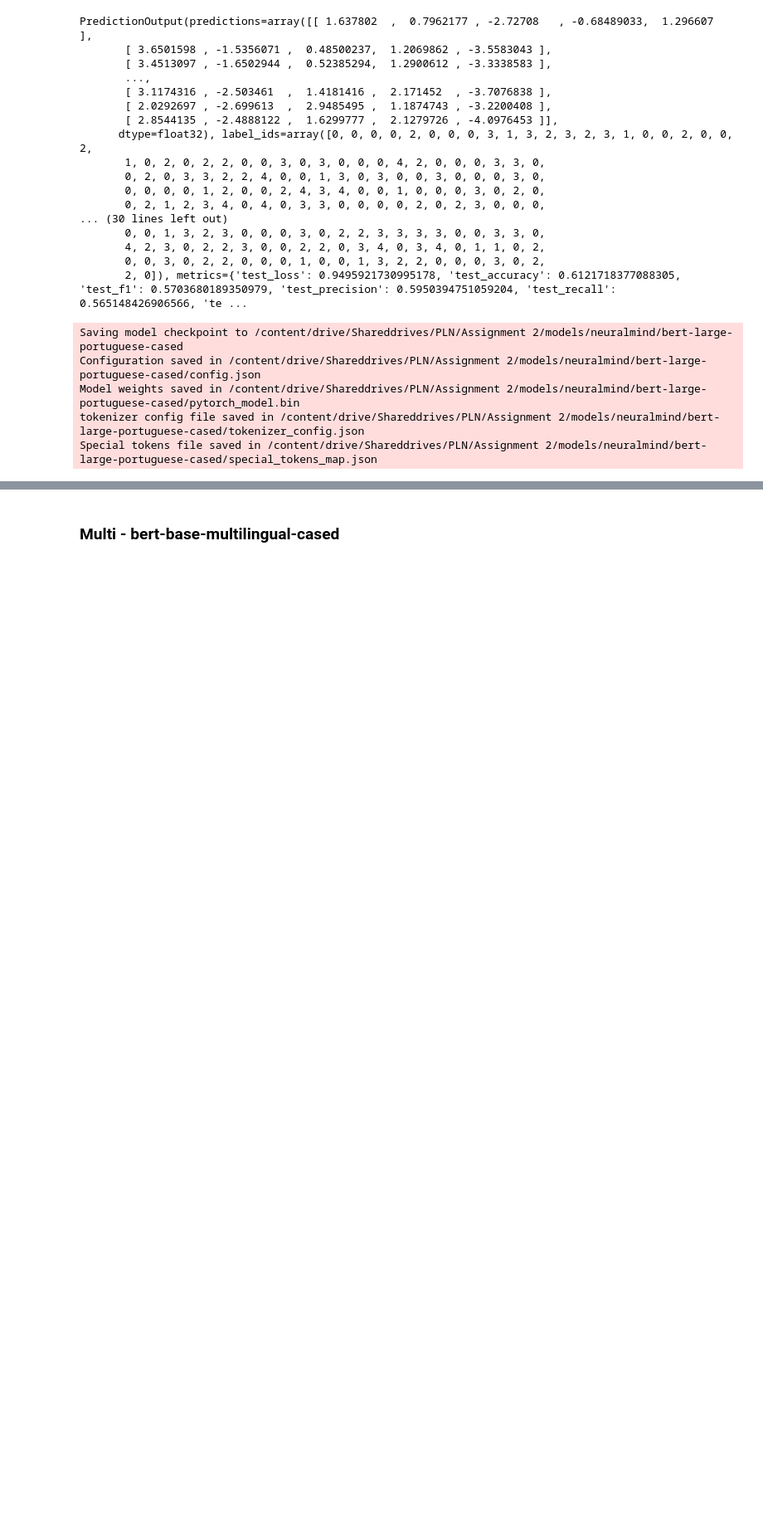
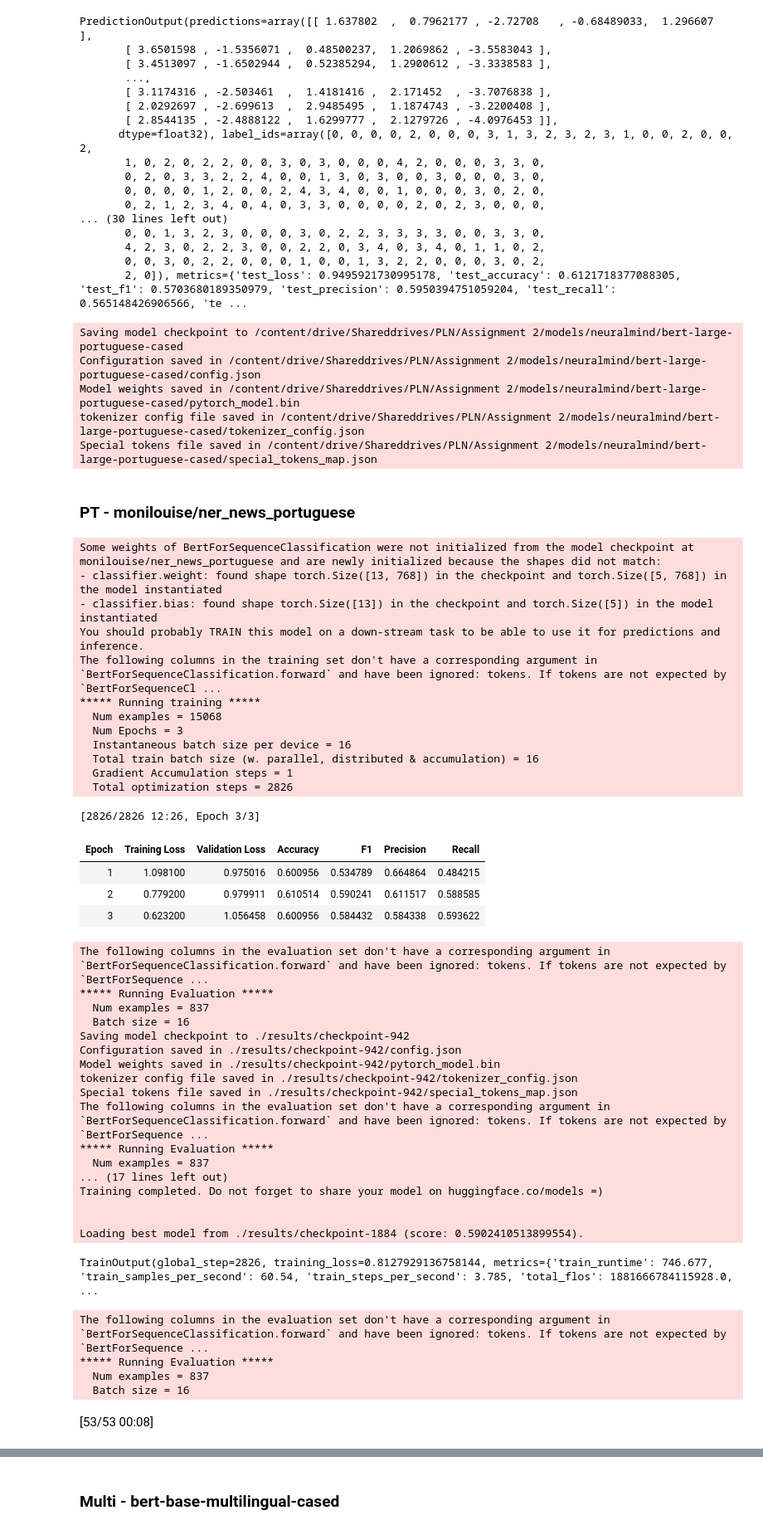
Before and after one commit to g-batalhao-a/PLN, a Jupyter notebook: Project/Assignment2/baseline.ipynb, the cells around one changed output, grey strips where cells are left out. Shown: that part at 83% size. Drawn from its saved outputs; the diff is of its cells as text; code cells hidden in the pictures; blank space fills up the shorter version.

Commit message:
Adds ner_news_portuguese model

```diff
--- a/Project/Assignment2/baseline.ipynb
+++ b/Project/Assignment2/baseline.ipynb
@@ -161,7 +143,7 @@ from transformers import AutoModelForSequenceClassification
 import torch
 
 def get_model(name):
-    model = AutoModelForSequenceClassification.from_pretrained(name, num_labels=5)
+    model = AutoModelForSequenceClassification.from_pretrained(name, num_labels=5, ignore_mismatched_sizes=True)
     model.cuda() # Use GPU
 
     return model
@@ -610,3 +592,48 @@ tokenizer config file saved in /content/drive/Shareddrives/PLN/Assignment 2/mode
 Special tokens file saved in /content/drive/Shareddrives/PLN/Assignment 2/models/neuralmind/bert-large-portuguese-cased/special_tokens_map.json
 # %%
 !rm -rf ./results/
+# %% [markdown]
+### PT - monilouise/ner_news_portuguese
+# %%
+train_model("monilouise/ner_news_portuguese")
+# %% [output]
+Some weights of BertForSequenceClassification were not initialized from the model checkpoint at monilouise/ner_news_portuguese and are newly initialized because the shapes did not match:
+- classifier.weight: found shape torch.Size([13, 768]) in the checkpoint and torch.Size([5, 768]) in the model instantiated
+- classifier.bias: found shape torch.Size([13]) in the checkpoint and torch.Size([5]) in the model instantiated
+You should probably TRAIN this model on a down-stream task to be able to use it for predictions and inference.
+The following columns in the training set don't have a corresponding argument in `BertForSequenceClassification.forward` and have been ignored: tokens. If tokens are not expected by `BertForSequenceCl ...
+***** Running training *****
+  Num examples = 15068
+  Num Epochs = 3
+  Instantaneous batch size per device = 16
+  Total train batch size (w. parallel, distributed & accumulation) = 16
+  Gradient Accumulation steps = 1
+  Total optimization steps = 2826
+[2826/2826 12:26, Epoch 3/3]
+| Epoch | Training Loss | Validation Loss | Accuracy | F1 | Precision | Recall |
+| 1 | 1.098100 | 0.975016 | 0.600956 | 0.534789 | 0.664864 | 0.484215 |
+| 2 | 0.779200 | 0.979911 | 0.610514 | 0.590241 | 0.611517 | 0.588585 |
+| 3 | 0.623200 | 1.056458 | 0.600956 | 0.584432 | 0.584338 | 0.593622 |
+The following columns in the evaluation set don't have a corresponding argument in `BertForSequenceClassification.forward` and have been ignored: tokens. If tokens are not expected by `BertForSequence ...
+***** Running Evaluation *****
+  Num examples = 837
+  Batch size = 16
+Saving model checkpoint to ./results/checkpoint-942
+Configuration saved in ./results/checkpoint-942/config.json
+Model weights saved in ./results/checkpoint-942/pytorch_model.bin
+tokenizer config file saved in ./results/checkpoint-942/tokenizer_config.json
+Special tokens file saved in ./results/checkpoint-942/special_tokens_map.json
+The following columns in the evaluation set don't have a corresponding argument in `BertForSequenceClassification.forward` and have been ignored: tokens. If tokens are not expected by `BertForSequence ...
+***** Running Evaluation *****
+  Num examples = 837
+... (17 lines left out)
+Training completed. Do not forget to share your model on huggingface.co/models =)
+
+
+Loading best model from ./results/checkpoint-1884 (score: 0.5902410513899554).
+TrainOutput(global_step=2826, training_loss=0.8127929136758144, metrics={'train_runtime': 746.677, 'train_samples_per_second': 60.54, 'train_steps_per_second': 3.785, 'total_flos': 1881666784115928.0, ...
+The following columns in the evaluation set don't have a corresponding argument in `BertForSequenceClassification.forward` and have been ignored: tokens. If tokens are not expected by `BertForSequence ...
+***** Running Evaluation *****
+  Num examples = 837
+  Batch size = 16
+[53/53 00:08]
```
Also changed, not shown: parts of 3 cells of this notebook.
